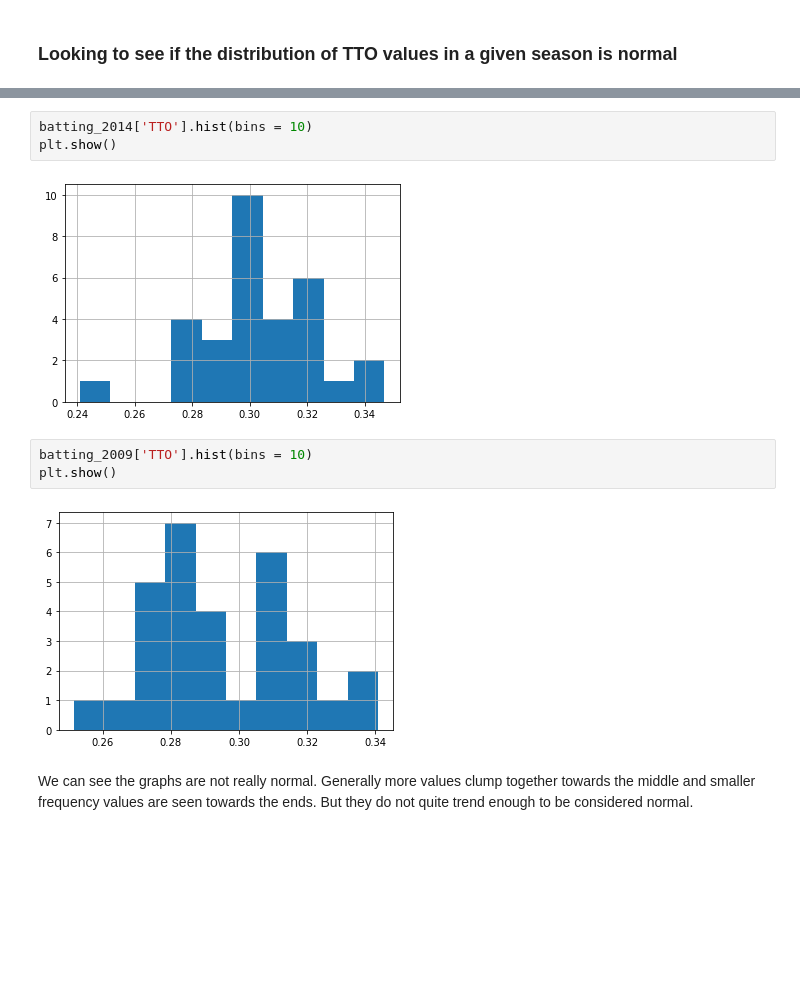
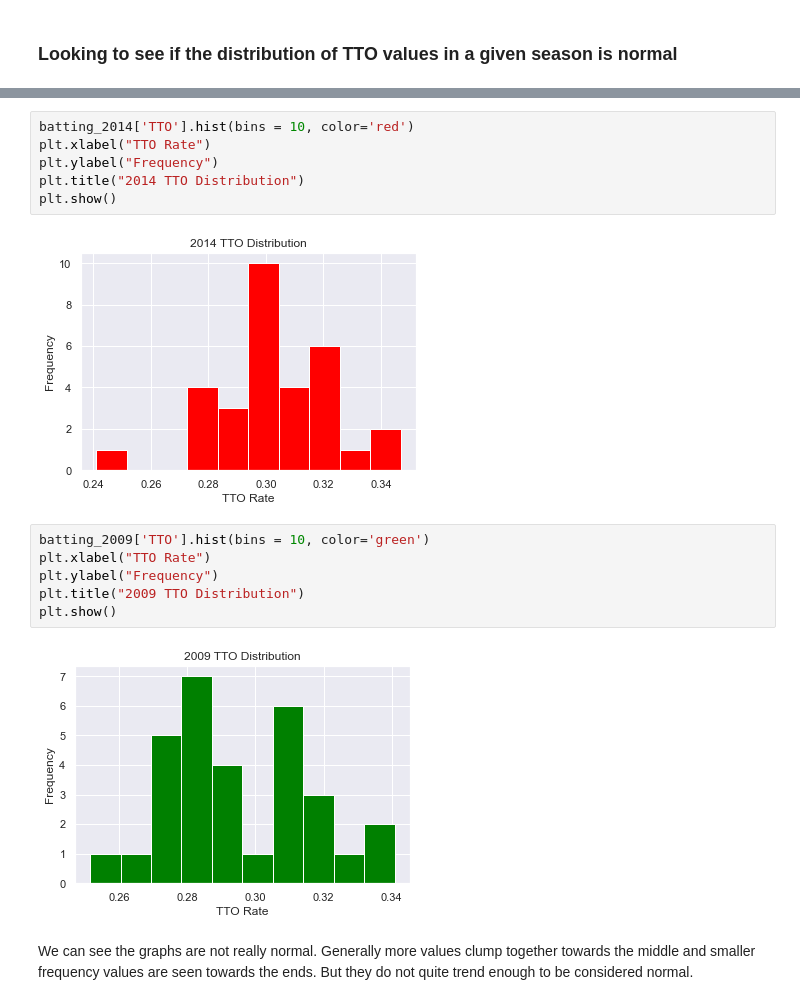
Before and after one commit to blakes5/upgraded-octo-memory, a Jupyter notebook: Final Project/messyFinal.ipynb, the cells around one changed output, grey strips where cells are left out. Drawn from its saved outputs; the diff is of its cells as text; blank space fills up the shorter version.

```diff
--- a/Final Project/messyFinal.ipynb
+++ b/Final Project/messyFinal.ipynb
@@ -237,13 +242,19 @@ plt.show()
 # %%
-batting_2014['TTO'].hist(bins = 10)
+batting_2014['TTO'].hist(bins = 10, color='red')
+plt.xlabel("TTO Rate")
+plt.ylabel("Frequency")
+plt.title("2014 TTO Distribution")
 plt.show()
 # %% [output]
-[figure, old version]
+[figure, new version]
 # %%
-batting_2009['TTO'].hist(bins = 10)
+batting_2009['TTO'].hist(bins = 10, color='green')
+plt.xlabel("TTO Rate")
+plt.ylabel("Frequency")
+plt.title("2009 TTO Distribution")
 plt.show()
 # %% [output]
-[figure, old version]
+[figure, new version]
 # %% [markdown]
 We can see the graphs are not really normal. Generally more values clump together towards the middle and smaller frequency values are seen towards the ends. But they do not quite trend enough to be considered normal.
 # %%
```
Also changed, not shown: parts of 11 cells of this notebook.
